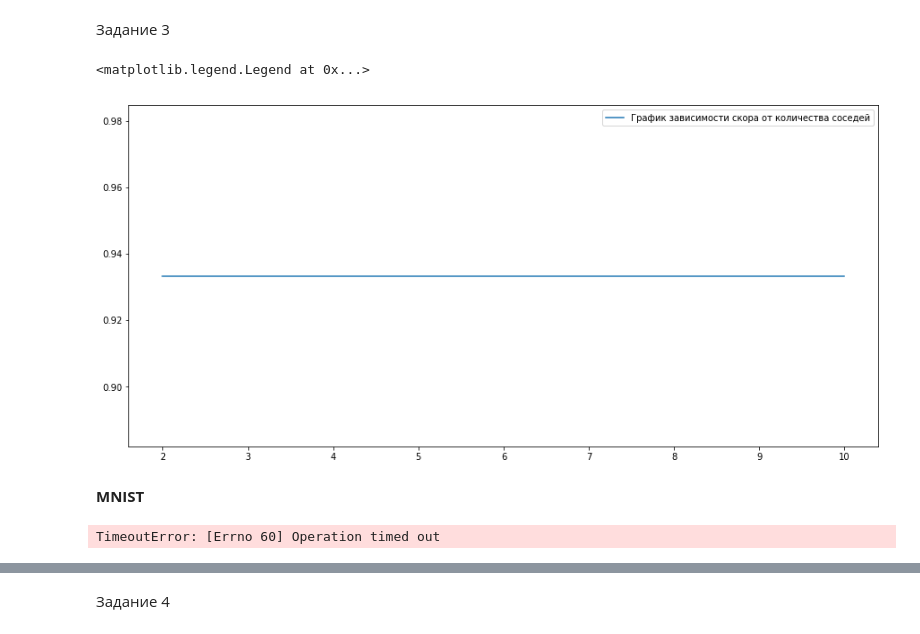
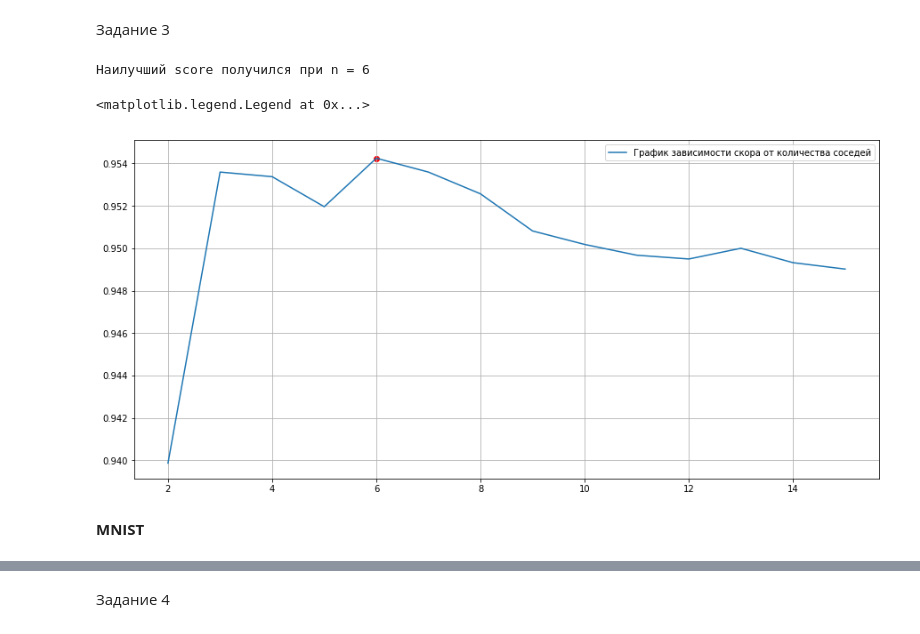
Before and after one commit to Dmitrivm/sphere.mail.ru_malovdv, a Jupyter notebook: MalovDV_hw1.ipynb, the cells around one changed output, grey strips where cells are left out. Cells and saved outputs as stored; diff of their text form; code cells hidden in the pictures.

```diff
--- a/MalovDV_hw1.ipynb
+++ b/MalovDV_hw1.ipynb
@@ -120,7 +130,10 @@ class MyKNeighborsClassifier(NeighborsBase, KNeighborsMixin,
 # %%
 iris = datasets.load_iris()
 # %%
-X_train, X_test, y_train, y_test = train_test_split(iris.data, iris.target, test_size=0.1, stratify=iris.target)
+X_train, X_test, y_train, y_test = train_test_split(iris.data,
+                                                    iris.target,
+                                                    test_size=0.1,
+                                                    stratify=iris.target)
 # %%
 clf = KNeighborsClassifier(n_neighbors=3, algorithm='brute')
 my_clf = MyKNeighborsClassifier(n_neighbors=3, algorithm='brute')
@@ -202,11 +215,19 @@ my_clf.score(X_test, y_test)
 # %%
 %matplotlib inline
 # %%
-X_train, X_test, y_train, y_test = train_test_split(iris.data, iris.target, test_size=0.1, stratify=iris.target)
+nmax = 15
+iternum = 50
+scores = []
+meanscores = {}
 
-nmax = 10
-scores =[]
-for n in range(2, nmax+1):
-    my_clf = MyKNeighborsClassifier(n_neighbors=n, algorithm='brute')
-    clf.fit(X_train, y_train)
-    scores.append((n, clf.score(X_test, y_test)))
+for n in range(2, nmax + 1):
+    for it in range(iternum + 1):
+        X_train, X_test, y_train, y_test = train_test_split(iris.data,
+                                                            iris.target,
+                                                            test_size=0.1,
+                                                            stratify=iris.target)
+
+        my_clf = MyKNeighborsClassifier(n_neighbors=n, algorithm='brute')
+        clf.fit(X_train, y_train)
+        scores.append(clf.score(X_test, y_test))
+    meanscores[n] = np.mean(scores)
@@ -216,13 +234,24 @@ grscores = [n[1] for n in scores]
+# %%
+ns = []
+grscores = []
+
+for k,v in meanscores.items():
+    ns.append(k)
+    grscores.append(v)
+# %%
+print("Наилучший score получился при n =", ns[np.argmax(grscores)])
+# %% [output]
+Наилучший score получился при n = 6
 # %%
 plt.figure(figsize=(15, 7))
 plt.plot(ns, grscores)
+plt.grid()
+plt.scatter(ns[np.argmax(grscores)], grscores[np.argmax(grscores)], color='red')
 plt.legend(['График зависимости скора от количества соседей'])
 # %% [output]
 <matplotlib.legend.Legend at 0x...>
-[figure, old version]
+[figure, new version]
 # %% [markdown]
 **MNIST**
 # %%
-mnist = fetch_mldata('MNIST original')
+# mnist = fetch_mldata('MNIST original')
-# %% [output]
-TimeoutError: [Errno 60] Operation timed out
```
Also changed, not shown: parts of 32 cells of this notebook.
